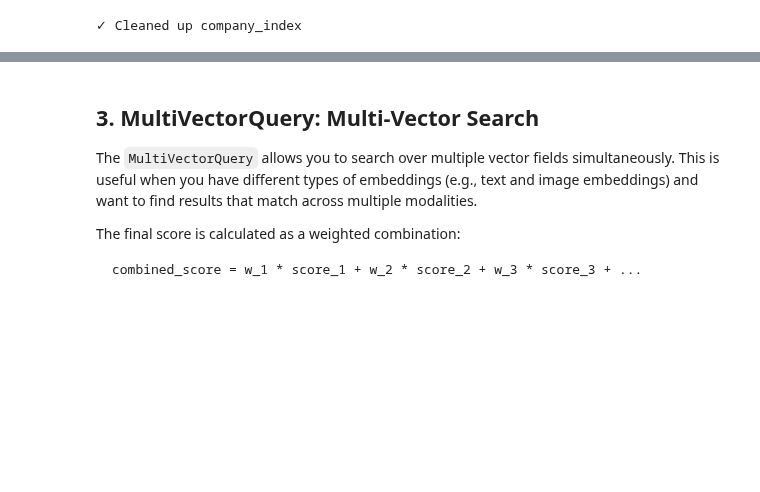
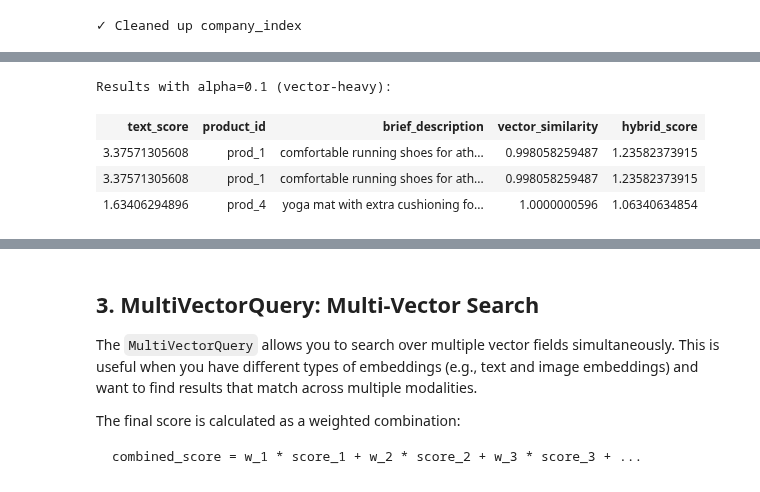
Before and after one commit to redis/redis-vl-python, a Jupyter notebook: docs/user_guide/11_advanced_queries.ipynb, the cells around one changed output, grey strips where cells are left out. Cells and saved outputs as stored; diff of their text form; code cells hidden in the pictures; blank space fills up the shorter version.

```diff
--- a/docs/user_guide/11_advanced_queries.ipynb
+++ b/docs/user_guide/11_advanced_queries.ipynb
@@ -518,3 +568,31 @@ The `alpha` parameter controls the weight between vector and text search:
+# %%
+if HYBRID_SEARCH_AVAILABLE:
+    vector_heavy_query = HybridQuery(
+        text="comfortable",
+        text_field_name="brief_description",
+        vector=[0.15, 0.25, 0.15],
+        vector_field_name="text_embedding",
+        combination_method="LINEAR",
+		linear_alpha=0.1,  # 10% text, 90% vector
+        return_fields=["product_id", "brief_description"],
+        num_results=3,
+        yield_text_score_as="text_score",
+        yield_vsim_score_as="vector_similarity",
+        yield_combined_score_as="hybrid_score",
+    )
+
+    print("Results with alpha=0.1 (vector-heavy):")
+    results = index.query(vector_heavy_query)
+    result_print(results)
+
+else:
+    print("Hybrid search is not available in this version of Redis/redis-py.")
+# %% [output]
+Results with alpha=0.1 (vector-heavy):
+| text_score | product_id | brief_description | vector_similarity | hybrid_score |
+| 3.37571305608 | prod_1 | comfortable running shoes for ath... | 0.998058259487 | 1.23582373915 |
+| 3.37571305608 | prod_1 | comfortable running shoes for ath... | 0.998058259487 | 1.23582373915 |
+| 1.63406294896 | prod_4 | yoga mat with extra cushioning fo... | 1.0000000596 | 1.06340634854 |
 # %%
 # More emphasis on vector search (alpha=0.9)
 vector_heavy_query = AggregateHybridQuery(
```
Also changed, not shown: parts of 37 cells of this notebook, 15 other files.
